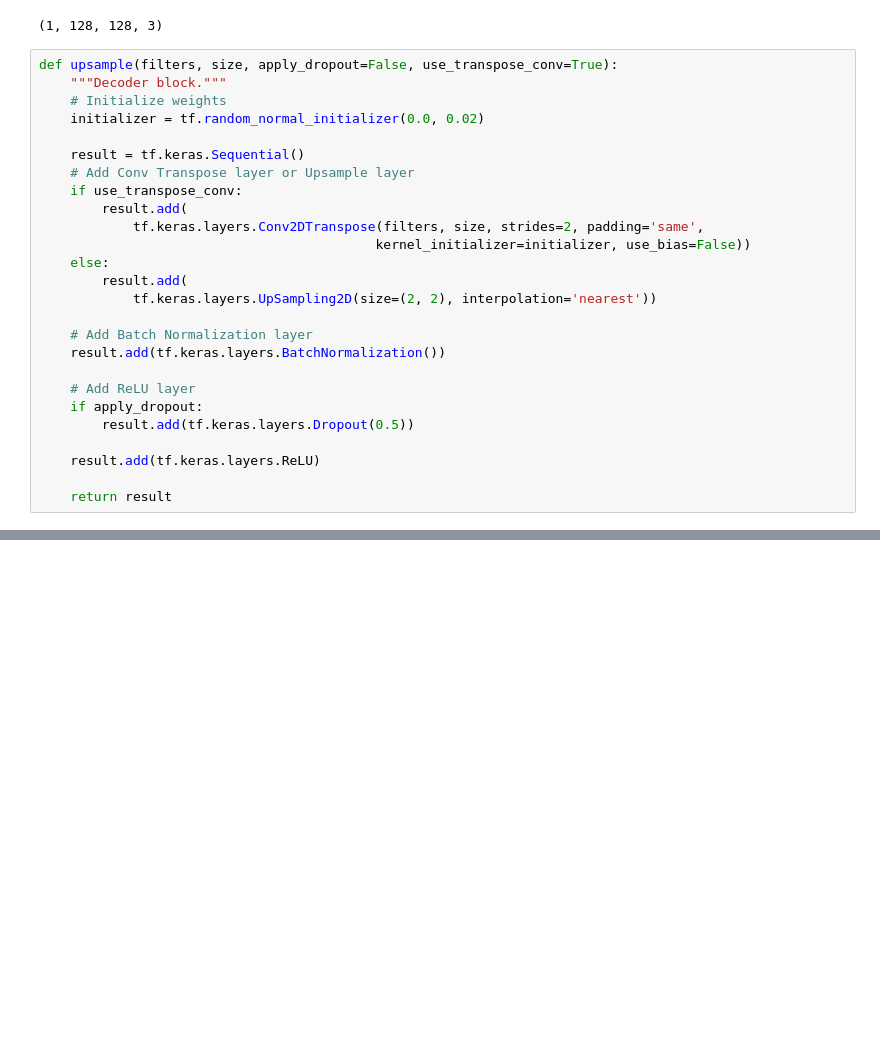
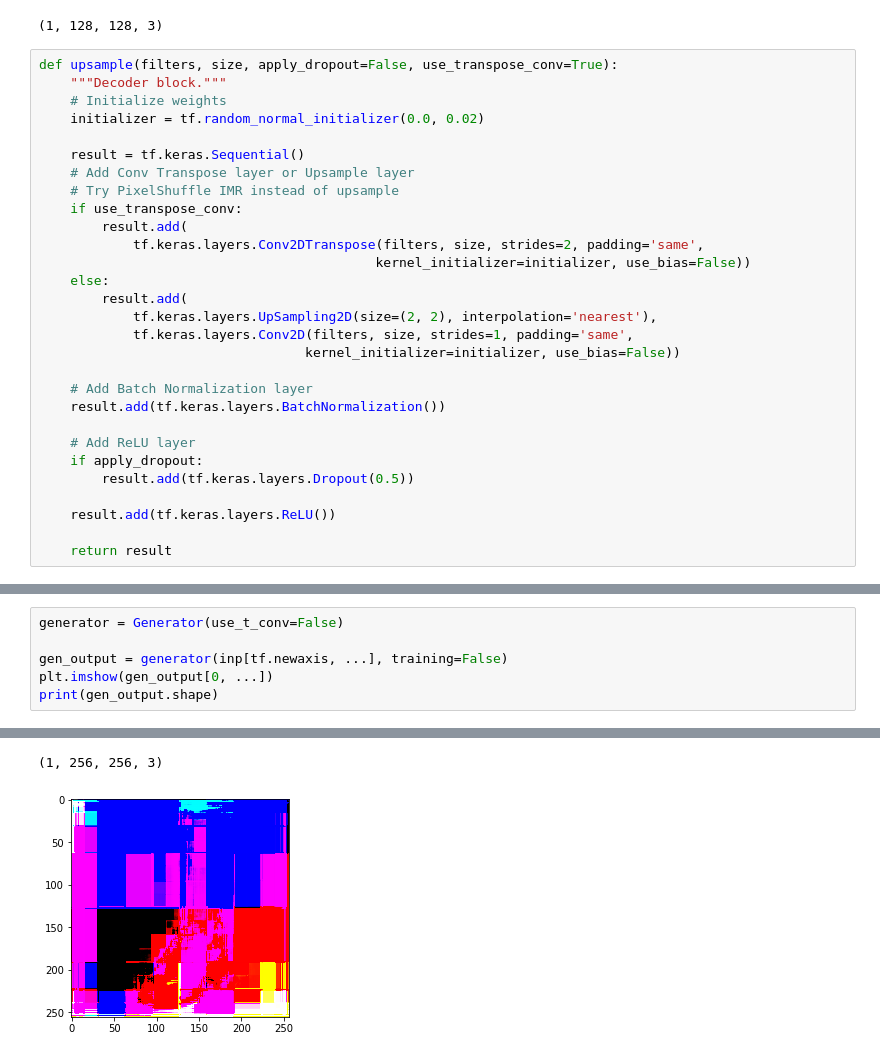
Before and after one commit to riley-mld/Pix2Pix, a Jupyter notebook: Pix2Pix.ipynb, the cells around one changed output, grey strips where cells are left out. Cells and saved outputs as stored; diff of their text form; blank space fills up the shorter version.

```diff
--- a/Pix2Pix.ipynb
+++ b/Pix2Pix.ipynb
@@ -146,13 +146,16 @@ def upsample(filters, size, apply_dropout=False, use_transpose_conv=True):
 
     result = tf.keras.Sequential()
     # Add Conv Transpose layer or Upsample layer
+    # Try PixelShuffle IMR instead of upsample
     if use_transpose_conv:
         result.add(
             tf.keras.layers.Conv2DTranspose(filters, size, strides=2, padding='same',
                                            kernel_initializer=initializer, use_bias=False))
     else:
         result.add(
-            tf.keras.layers.UpSampling2D(size=(2, 2), interpolation='nearest'))
+            tf.keras.layers.UpSampling2D(size=(2, 2), interpolation='nearest'),
+            tf.keras.layers.Conv2D(filters, size, strides=1, padding='same',
+                                  kernel_initializer=initializer, use_bias=False))
 
     # Add Batch Normalization layer
     result.add(tf.keras.layers.BatchNormalization())
@@ -161,6 +164,6 @@ def upsample(filters, size, apply_dropout=False, use_transpose_conv=True):
     if apply_dropout:
         result.add(tf.keras.layers.Dropout(0.5))
 
-    result.add(tf.keras.layers.ReLU)
+    result.add(tf.keras.layers.ReLU())
 
     return result
@@ -166,0 +237,7 @@ def upsample(filters, size, apply_dropout=False, use_transpose_conv=True):
+# %%
+generator = Generator(use_t_conv=False)
+
+gen_output = generator(inp[tf.newaxis, ...], training=False)
+plt.imshow(gen_output[0, ...])
+print(gen_output.shape)
+# %% [output]
@@ -166,0 +245,2 @@ def upsample(filters, size, apply_dropout=False, use_transpose_conv=True):
+(1, 256, 256, 3)
+[figure, added]
```
Also changed, not shown: parts of 5 cells of this notebook.
